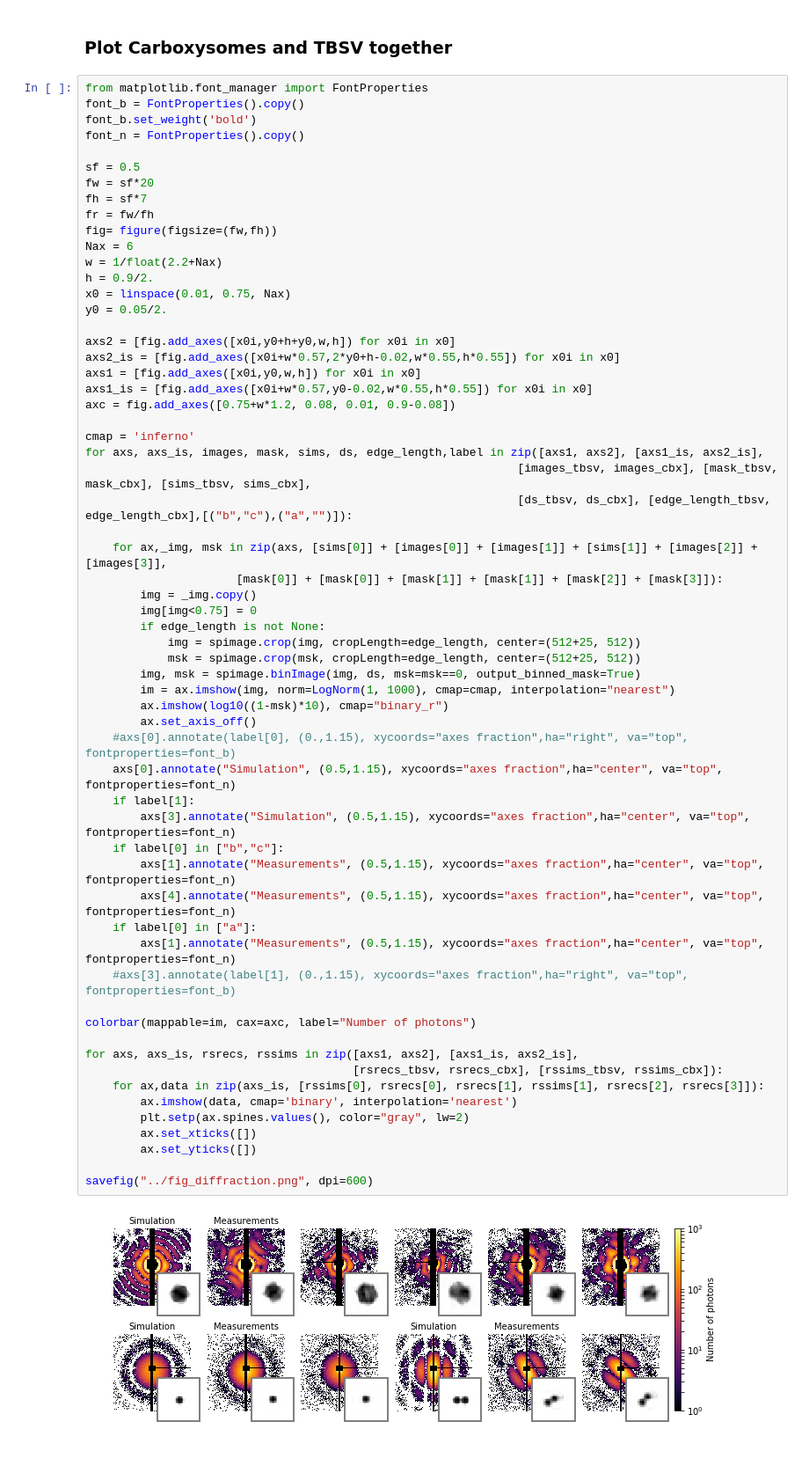
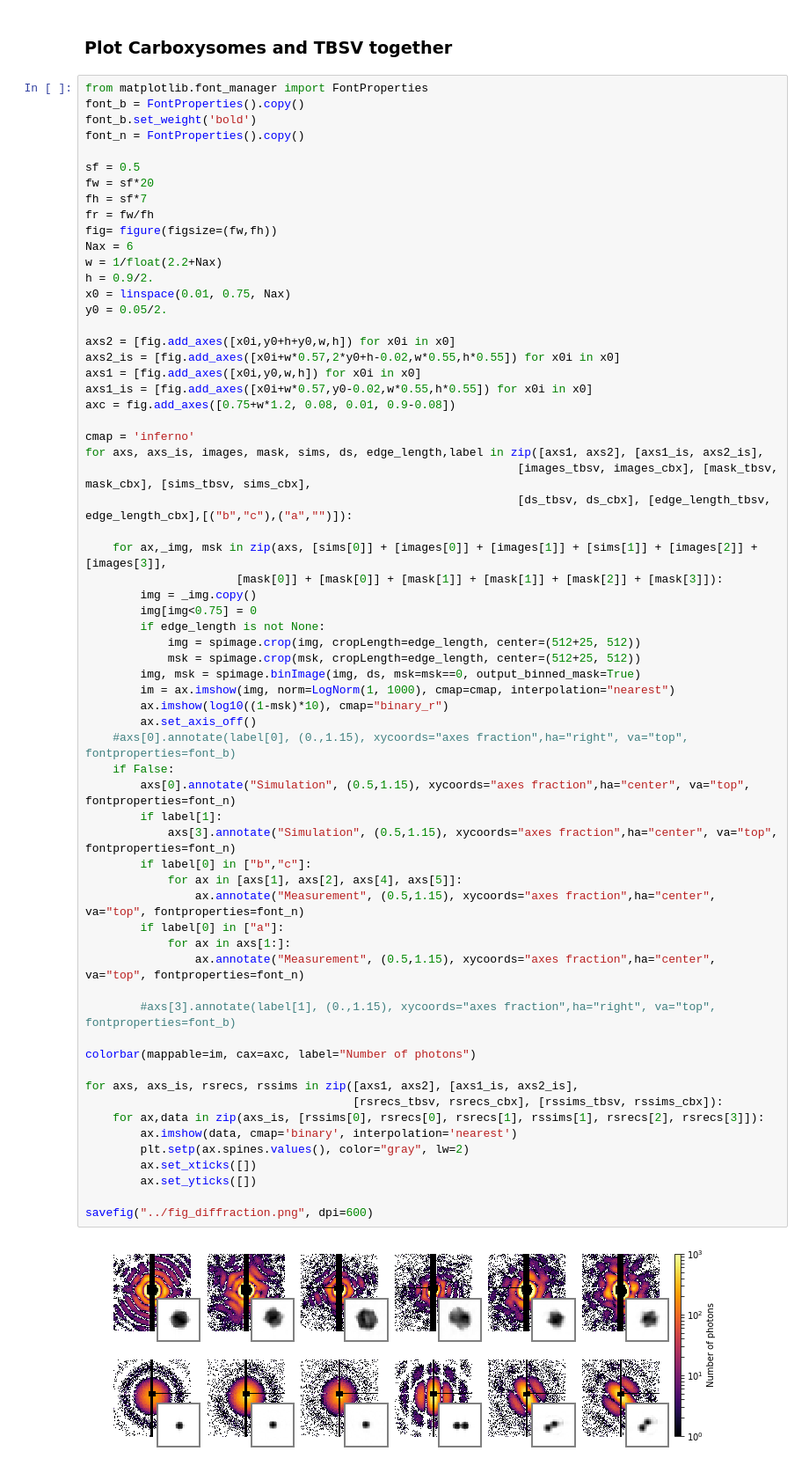
Before and after one commit to mhantke/esi_at_amo, a Jupyter notebook: notebooks/fig_diffraction2.ipynb, the cells around one changed output. Shown at 88% size. Saved outputs shown, nothing was run; the diff lists cells and outputs as text.

```diff
--- a/notebooks/fig_diffraction2.ipynb
+++ b/notebooks/fig_diffraction2.ipynb
@@ -162,40 +160,43 @@ axc = fig.add_axes([0.75+w*1.2, 0.08, 0.01, 0.9-0.08])
 cmap = 'inferno'
 for axs, axs_is, images, mask, sims, ds, edge_length,label in zip([axs1, axs2], [axs1_is, axs2_is],
                                                                [images_tbsv, images_cbx], [mask_tbsv, mask_cbx], [sims_tbsv, sims_cbx],
                                                                [ds_tbsv, ds_cbx], [edge_length_tbsv, edge_length_cbx],[("b","c"),("a","")]):
 
     for ax,_img, msk in zip(axs, [sims[0]] + [images[0]] + [images[1]] + [sims[1]] + [images[2]] + [images[3]],
                       [mask[0]] + [mask[0]] + [mask[1]] + [mask[1]] + [mask[2]] + [mask[3]]):
         img = _img.copy()
         img[img<0.75] = 0
         if edge_length is not None:
             img = spimage.crop(img, cropLength=edge_length, center=(512+25, 512))
             msk = spimage.crop(msk, cropLength=edge_length, center=(512+25, 512))
         img, msk = spimage.binImage(img, ds, msk=msk==0, output_binned_mask=True)
         im = ax.imshow(img, norm=LogNorm(1, 1000), cmap=cmap, interpolation="nearest")
         ax.imshow(log10((1-msk)*10), cmap="binary_r")
         ax.set_axis_off()
     #axs[0].annotate(label[0], (0.,1.15), xycoords="axes fraction",ha="right", va="top", fontproperties=font_b)
-    axs[0].annotate("Simulation", (0.5,1.15), xycoords="axes fraction",ha="center", va="top", fontproperties=font_n)
-    if label[1]:
-        axs[3].annotate("Simulation", (0.5,1.15), xycoords="axes fraction",ha="center", va="top", fontproperties=font_n)
-    if label[0] in ["b","c"]:
-        axs[1].annotate("Measurements", (0.5,1.15), xycoords="axes fraction",ha="center", va="top", fontproperties=font_n)
-        axs[4].annotate("Measurements", (0.5,1.15), xycoords="axes fraction",ha="center", va="top", fontproperties=font_n)
-    if label[0] in ["a"]:
-        axs[1].annotate("Measurements", (0.5,1.15), xycoords="axes fraction",ha="center", va="top", fontproperties=font_n)
-    #axs[3].annotate(label[1], (0.,1.15), xycoords="axes fraction",ha="right", va="top", fontproperties=font_b)
+    if False:
+        axs[0].annotate("Simulation", (0.5,1.15), xycoords="axes fraction",ha="center", va="top", fontproperties=font_n)
+        if label[1]:
+            axs[3].annotate("Simulation", (0.5,1.15), xycoords="axes fraction",ha="center", va="top", fontproperties=font_n)
+        if label[0] in ["b","c"]:
+            for ax in [axs[1], axs[2], axs[4], axs[5]]:
+                ax.annotate("Measurement", (0.5,1.15), xycoords="axes fraction",ha="center", va="top", fontproperties=font_n)
+        if label[0] in ["a"]:
+            for ax in axs[1:]:
+                ax.annotate("Measurement", (0.5,1.15), xycoords="axes fraction",ha="center", va="top", fontproperties=font_n)
+
+        #axs[3].annotate(label[1], (0.,1.15), xycoords="axes fraction",ha="right", va="top", fontproperties=font_b)
 
 colorbar(mappable=im, cax=axc, label="Number of photons")
 
 for axs, axs_is, rsrecs, rssims in zip([axs1, axs2], [axs1_is, axs2_is],
                                        [rsrecs_tbsv, rsrecs_cbx], [rssims_tbsv, rssims_cbx]):
     for ax,data in zip(axs_is, [rssims[0], rsrecs[0], rsrecs[1], rssims[1], rsrecs[2], rsrecs[3]]):
         ax.imshow(data, cmap='binary', interpolation='nearest')
         plt.setp(ax.spines.values(), color="gray", lw=2)
         ax.set_xticks([])
         ax.set_yticks([])
 
 savefig("../fig_diffraction.png", dpi=600)
 # %% [output]
-[figure, old version]
+[figure, new version]
```
Also changed, not shown: parts of 1 cell of this notebook, 4 other files.
